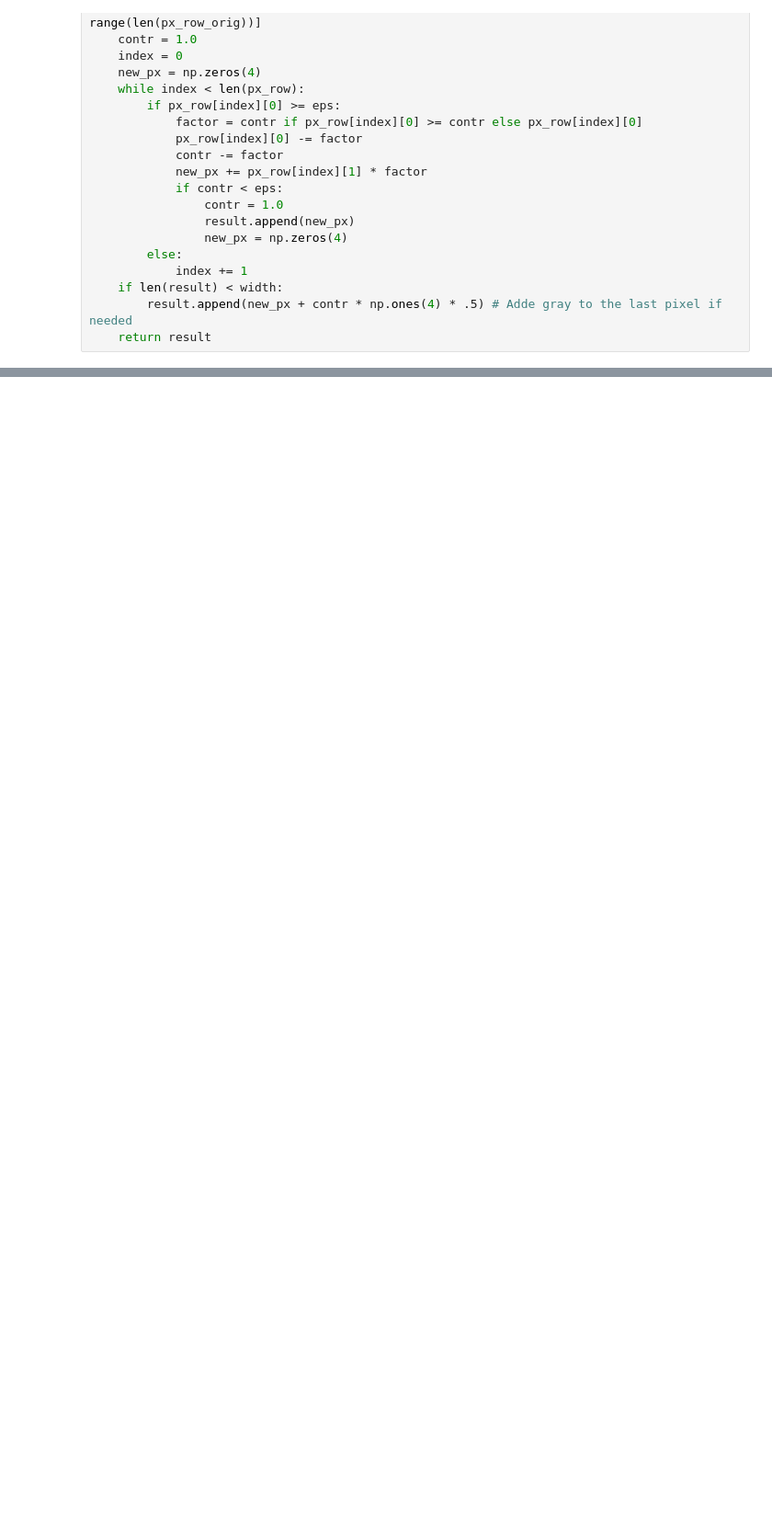
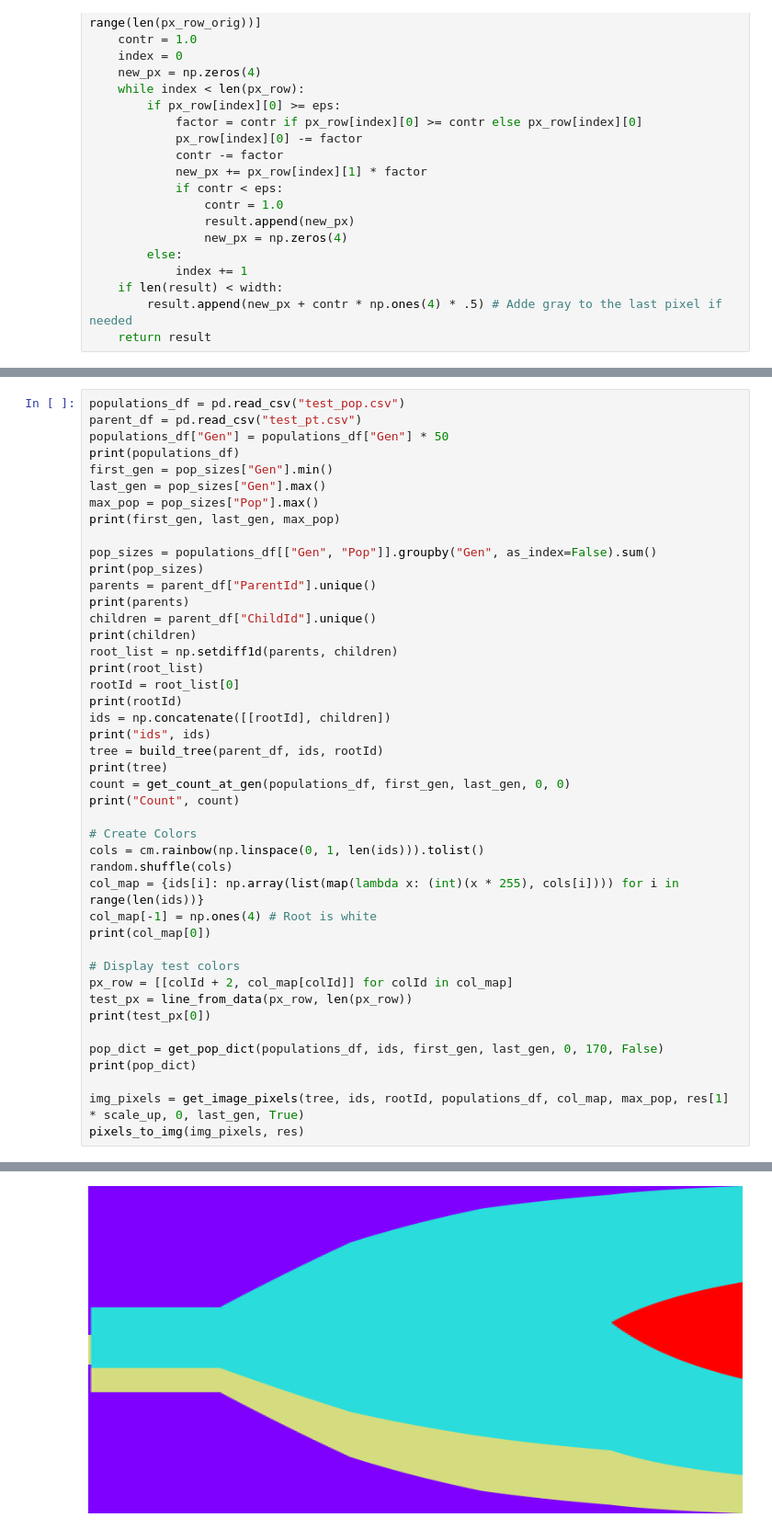
Before and after one commit to schwarzlab-ccb/SimChA, a Jupyter notebook: notebooks/fish_plot.ipynb, the cells around one changed output, grey strips where cells are left out. Shown at 92% size. Cells and saved outputs as stored; diff of their text form; blank space fills up the shorter version.

```diff
--- a/notebooks/fish_plot.ipynb
+++ b/notebooks/fish_plot.ipynb
@@ -151,0 +175,45 @@ pixels_to_img(img_pixels, res)
+# %%
+populations_df = pd.read_csv("test_pop.csv")
+parent_df = pd.read_csv("test_pt.csv")
+populations_df["Gen"] = populations_df["Gen"] * 50
+print(populations_df)
+first_gen = pop_sizes["Gen"].min()
+last_gen = pop_sizes["Gen"].max()
+max_pop = pop_sizes["Pop"].max()
+print(first_gen, last_gen, max_pop)
+
+pop_sizes = populations_df[["Gen", "Pop"]].groupby("Gen", as_index=False).sum()
+print(pop_sizes)
+parents = parent_df["ParentId"].unique()
+print(parents)
+children = parent_df["ChildId"].unique()
+print(children)
+root_list = np.setdiff1d(parents, children)
+print(root_list)
+rootId = root_list[0]
+print(rootId)
+ids = np.concatenate([[rootId], children])
+print("ids", ids)
+tree = build_tree(parent_df, ids, rootId)
+print(tree)
+count = get_count_at_gen(populations_df, first_gen, last_gen, 0, 0)
+print("Count", count)
+
+# Create Colors
+cols = cm.rainbow(np.linspace(0, 1, len(ids))).tolist()
+random.shuffle(cols)
+col_map = {ids[i]: np.array(list(map(lambda x: (int)(x * 255), cols[i]))) for i in range(len(ids))}
+col_map[-1] = np.ones(4) # Root is white
+print(col_map[0])
+
+# Display test colors
+px_row = [[colId + 2, col_map[colId]] for colId in col_map]
+test_px = line_from_data(px_row, len(px_row))
+print(test_px[0])
+
+pop_dict = get_pop_dict(populations_df, ids, first_gen, last_gen, 0, 170, False)
+print(pop_dict)
+
+img_pixels = get_image_pixels(tree, ids, rootId, populations_df, col_map, max_pop, res[1] * scale_up, 0, last_gen, True)
+pixels_to_img(img_pixels, res)
+# %% [output]
@@ -151,0 +237 @@ pixels_to_img(img_pixels, res)
+[figure, added]
```
Also changed, not shown: parts of 12 cells of this notebook, 4 other files.
